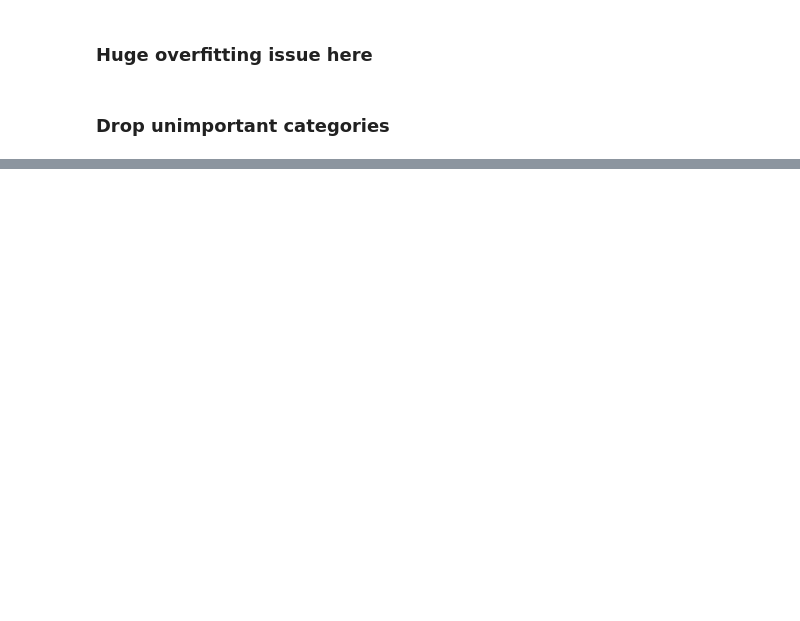
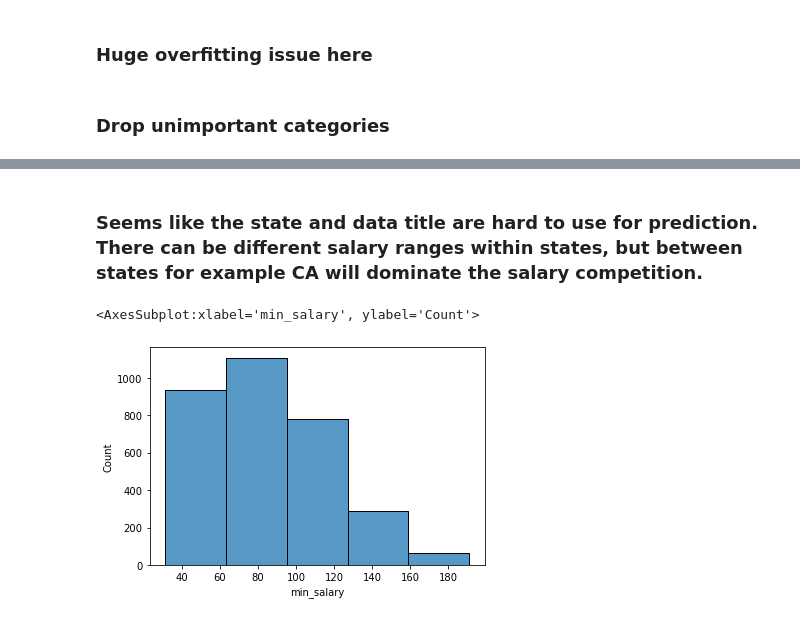
Before and after one commit to johmakinen/Data-related-salaries, a Jupyter notebook: src/modeling/model_testing.ipynb, the cells around one changed output, grey strips where cells are left out. Drawn from its saved outputs; the diff is of its cells as text; code cells hidden in the pictures; blank space fills up the shorter version.

```diff
--- a/src/modeling/model_testing.ipynb
+++ b/src/modeling/model_testing.ipynb
@@ -168,0 +228,7 @@ Correct predictions:  59.41 %
+# %% [markdown]
+### Seems like the state and data title are hard to use for prediction. There can be different salary ranges within states, but between states for example CA will dominate the salary competition.
+# %%
+sns.histplot(df[df["loc_state"]=='CA'],x='min_salary',bins=5)
+# %% [output]
+<AxesSubplot:xlabel='min_salary', ylabel='Count'>
+[figure, added]
```
Also changed, not shown: parts of 15 cells of this notebook, 6 other files.
